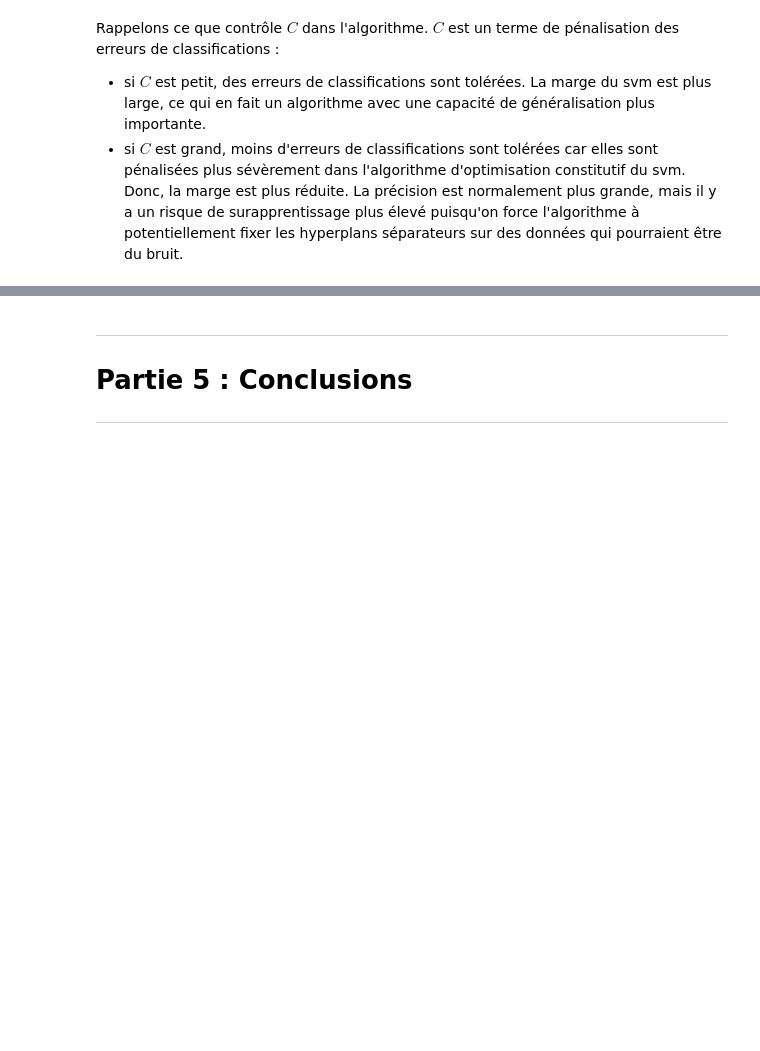
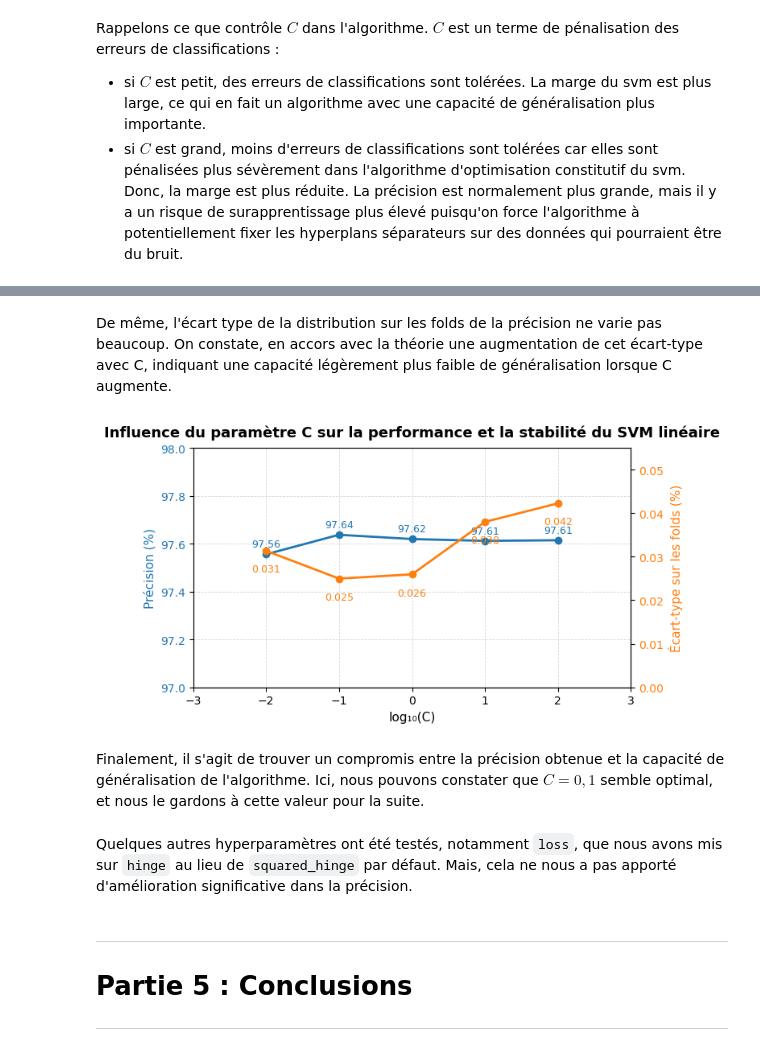
Before and after one commit to adrienmanciet-sys/darkurl-detection, a Jupyter notebook: url_machine_learning.ipynb, the cells around one changed output, grey strips where cells are left out. Cells and saved outputs as stored; diff of their text form; code cells hidden in the pictures; blank space fills up the shorter version.

```diff
--- a/url_machine_learning.ipynb
+++ b/url_machine_learning.ipynb
@@ -915,3 +787,50 @@ Néanmoins, nous avons un warning de convergence, je sais pas trop si c'est une
+# %% [markdown]
+De même, l'écart type de la distribution sur les folds de la précision ne varie pas beaucoup. On constate, en accors avec la théorie une augmentation de cet écart-type avec C, indiquant une capacité légèrement plus faible de généralisation lorsque C augmente.
+# %%
+
+# Création de la figure et de l'axe principal
+fig, ax1 = plt.subplots(figsize=(7, 4))
+
+# Axe de gauche : précision
+color1 = 'tab:blue'
+ax1.plot(np.log10(C), accuracies, marker='o', color=color1, linewidth=2, label='Précision')
+ax1.set_xlabel("log₁₀(C)", fontsize=11)
+ax1.set_ylabel("Précision (%)", color=color1, fontsize=11)
+ax1.tick_params(axis='y', labelcolor=color1)
+ax1.set_xlim(-3, 3)
+ax1.set_ylim(97, 98)
+ax1.set_xticks(np.arange(-3, 4, 1))
+ax1.grid(True, which='both', linestyle='--', linewidth=0.6, alpha=0.5)
+
+# Axe secondaire : écart-type
+ax2 = ax1.twinx()
+color2 = 'tab:orange'
+ax2.plot(np.log10(C), std, marker='o', color=color2, linewidth=2, label='Écart-type')
+ax2.set_ylabel("Écart-type sur les folds (%)", color=color2, fontsize=11)
+ax2.tick_params(axis='y', labelcolor=color2)
+ax2.set_ylim(0, max(std) * 1.3)
+
+# Gestion intelligente des annotations
+for x, y1, y2 in zip(np.log10(C), accuracies, std):
+    # Si la précision est plus haute en valeur absolue sur le graphique, texte au-dessus
+    if y1 > 97.5:
+        ax1.text(x, y1 + 0.02, f"{y1:.2f}", ha='center', va='bottom', fontsize=9, color=color1)
+        ax2.text(x, y2 - 0.003, f"{y2:.3f}", ha='center', va='top', fontsize=9, color=color2)
+    else:
+        ax1.text(x, y1 - 0.02, f"{y1:.2f}", ha='center', va='top', fontsize=9, color=color1)
+        ax2.text(x, y2 + 0.003, f"{y2:.3f}", ha='center', va='bottom', fontsize=9, color=color2)
+
+# Titre et mise en forme
+plt.title("Influence du paramètre C sur la performance et la stabilité du SVM linéaire",
+          fontsize=13, fontweight='bold', pad=10)
+plt.tight_layout()
+plt.show()
+# %% [output]
+[figure, added]
+# %% [markdown]
+Finalement, il s'agit de trouver un compromis entre la précision obtenue et la capacité de généralisation de l'algorithme. Ici, nous pouvons constater que $C=0,1$ semble optimal, et nous le gardons à cette valeur pour la suite.
+# %% [markdown]
+Quelques autres hyperparamètres ont été testés, notamment `loss`, que nous avons mis sur `hinge` au lieu de `squared_hinge` par défaut. Mais, cela ne nous a pas apporté d'amélioration significative dans la précision.
 # %% [markdown]
 ---
 # Partie 5 : Conclusions
```
Also changed, not shown: parts of 52 cells of this notebook.
